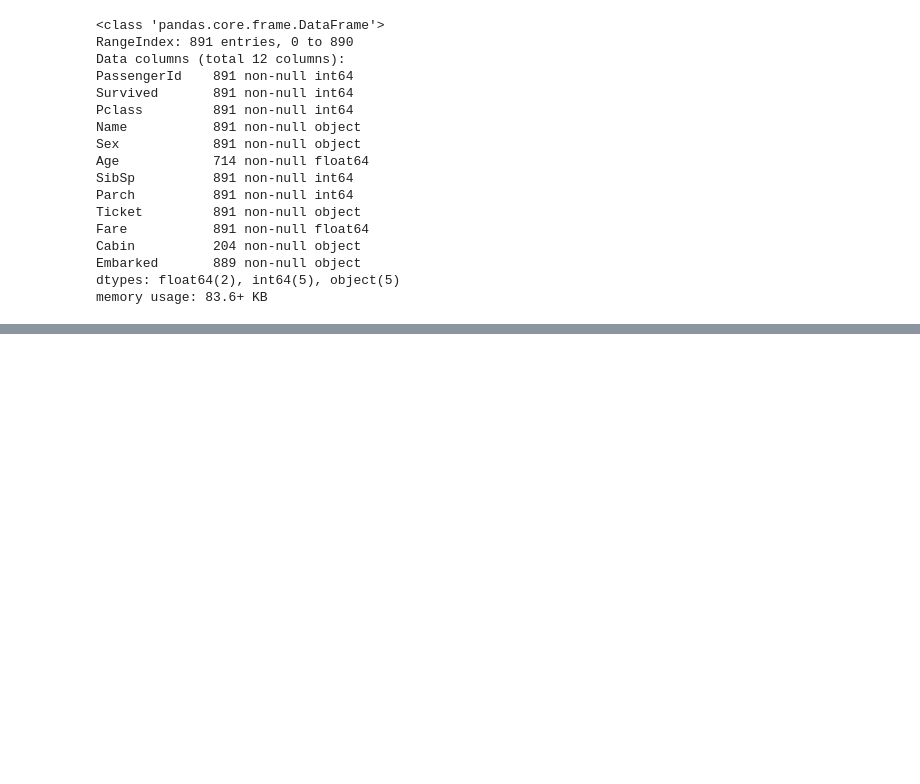
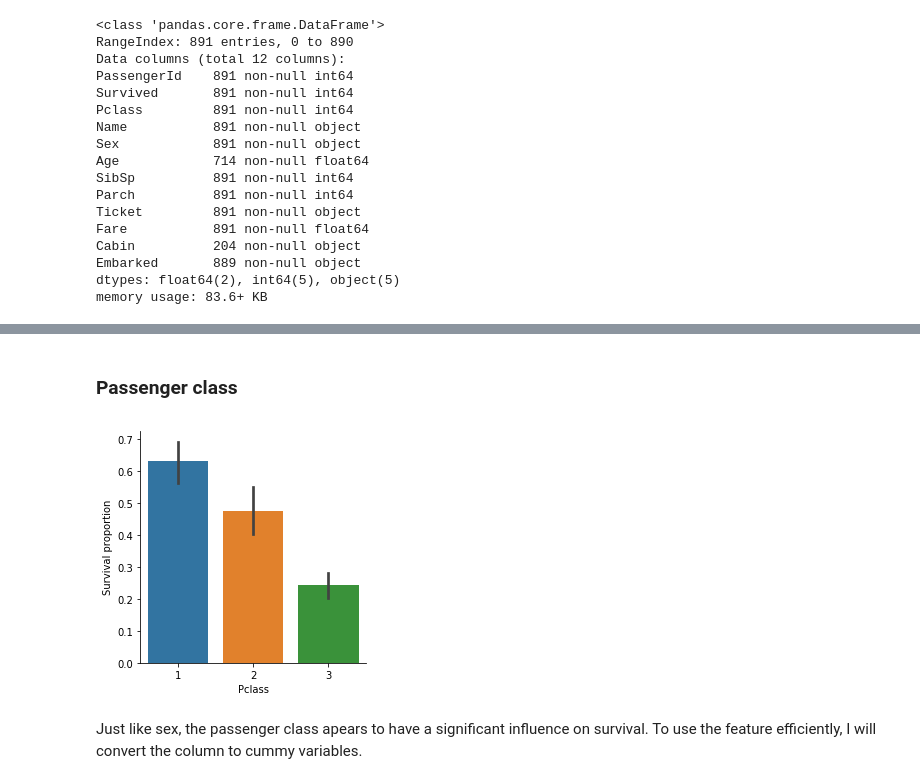
Before and after one commit to SAuroux/ml_practice, a Jupyter notebook: titanic/Titanic_ML.ipynb, the cells around one changed output, grey strips where cells are left out. Drawn from its saved outputs; the diff is of its cells as text; code cells hidden in the pictures; blank space fills up the shorter version.

```diff
--- a/titanic/Titanic_ML.ipynb
+++ b/titanic/Titanic_ML.ipynb
@@ -224,0 +175,9 @@ save_prediction(rf_model, 'rf')
+# %% [markdown]
+### Passenger class
+# %%
+g = sns.factorplot(x='Pclass', y='Survived', data=train, kind='bar')
+g = g.set_ylabels('Survival proportion')
+# %% [output]
+[figure, added]
+# %% [markdown]
+Just like sex, the passenger class apears to have a significant influence on survival. To use the feature efficiently, I will convert the column to cummy variables.
```
Also changed, not shown: parts of 91 cells of this notebook, 5 other files.
